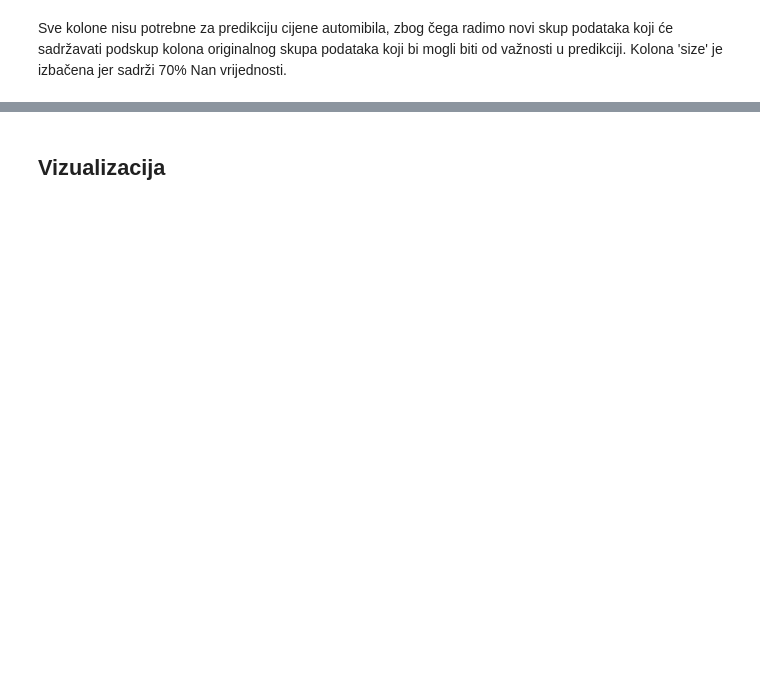
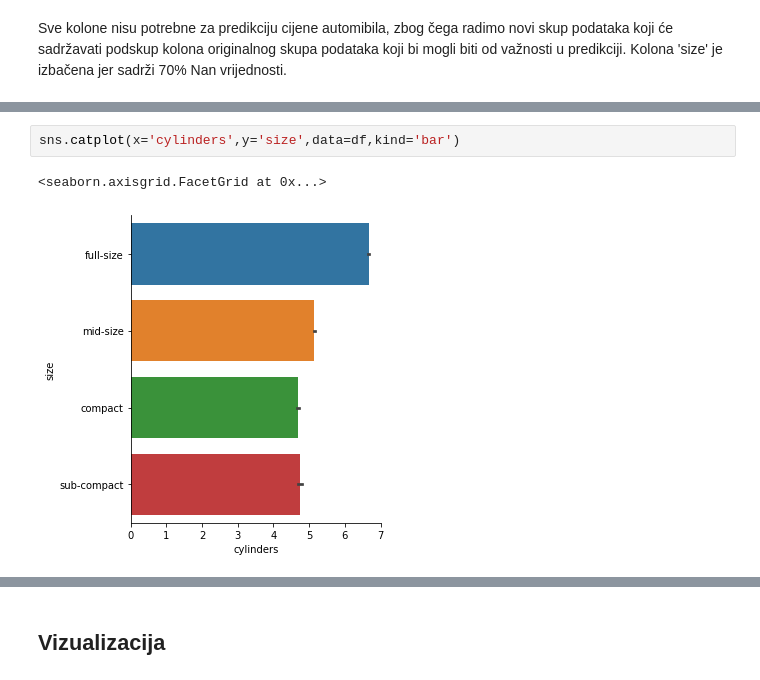
Before and after one commit to pb7932/usedcars-ml, a Jupyter notebook: UsedCars.ipynb, the cells around one changed output, grey strips where cells are left out. Drawn from its saved outputs; the diff is of its cells as text; blank space fills up the shorter version.

```diff
--- a/UsedCars.ipynb
+++ b/UsedCars.ipynb
@@ -146,0 +253,5 @@ Obrađeni je skup podataka potrebno podijelit na više dijelova kako bi se nad n
+# %%
+sns.catplot(x='cylinders',y='size',data=df,kind='bar')
+# %% [output]
+<seaborn.axisgrid.FacetGrid at 0x...>
+[figure, added]
```
Also changed, not shown: parts of 43 cells of this notebook.
